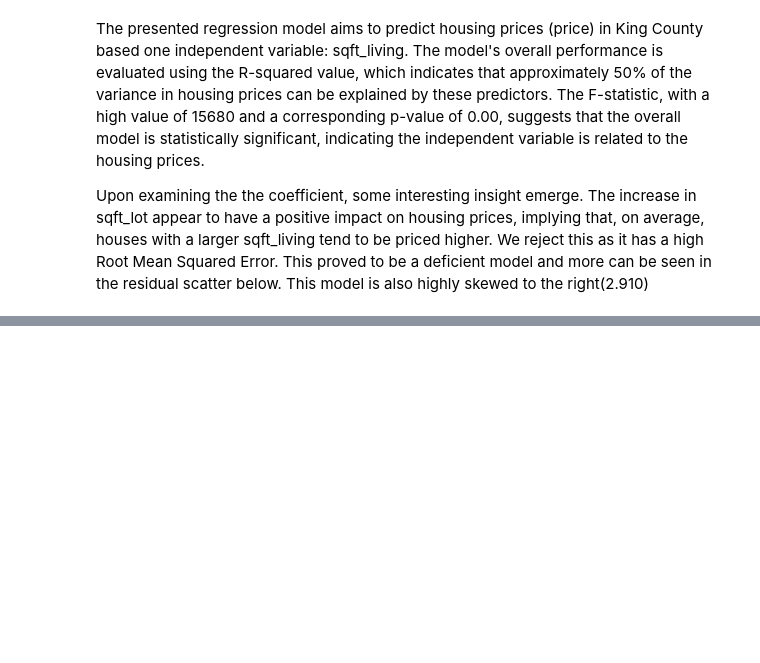
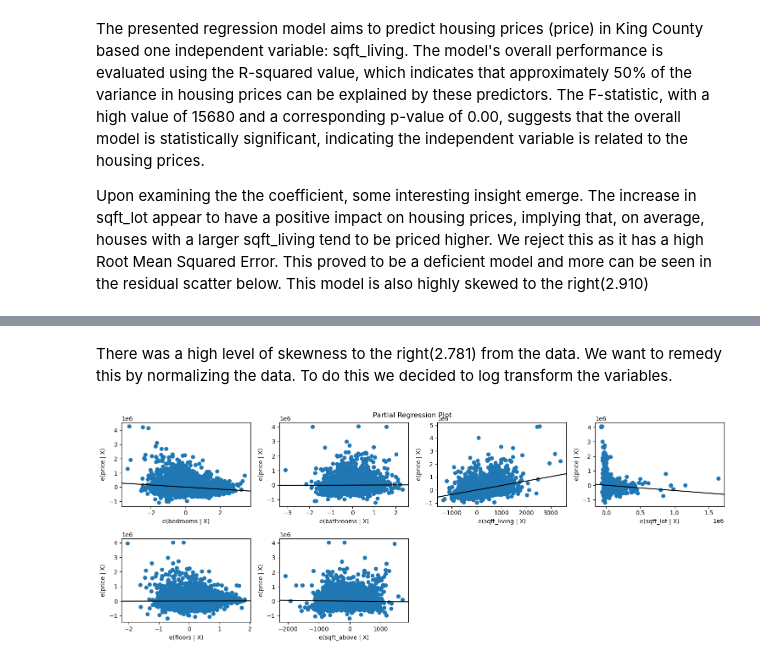
Before and after one commit to learn-co-curriculum/dsc-phase-2-project-v2-3, a Jupyter notebook: student.ipynb, the cells around one changed output, grey strips where cells are left out. Drawn from its saved outputs; the diff is of its cells as text; code cells hidden in the pictures; blank space fills up the shorter version.

```diff
--- a/student.ipynb
+++ b/student.ipynb
@@ -783,0 +794,8 @@ This model is also highly skewed to the right(2.910)
+# %%
+# Multiple Regression Diagnostic
+details = "bedrooms + bathrooms + sqft_living +  sqft_lot + floors + sqft_above"
+formula =  "price~" + details
+model = sm.OLS.from_formula(formula, data=hse_reg)
+results = model.fit()
+print(results.summary())
+# model.summary()
@@ -783,0 +820,11 @@ This model is also highly skewed to the right(2.910)
+# %% [markdown]
+There was a high level of skewness to the right(2.781) from the data. We want to remedy this by normalizing the data. To do this we decided to log transform the variables.
+# %%
+# Regression Diagnostic
+newX = df[['bedrooms','bathrooms','sqft_living','sqft_lot','floors','sqft_above']]
+newX
+fig = plt.figure(figsize=(15, 8))
+sm.graphics.plot_partregress_grid(results, exog_idx= list(newX.columns.values), grid=(3,4), fig=fig)
+plt.show()
+# %% [output]
+[figure, added]
```
Also changed, not shown: parts of 21 cells of this notebook.
